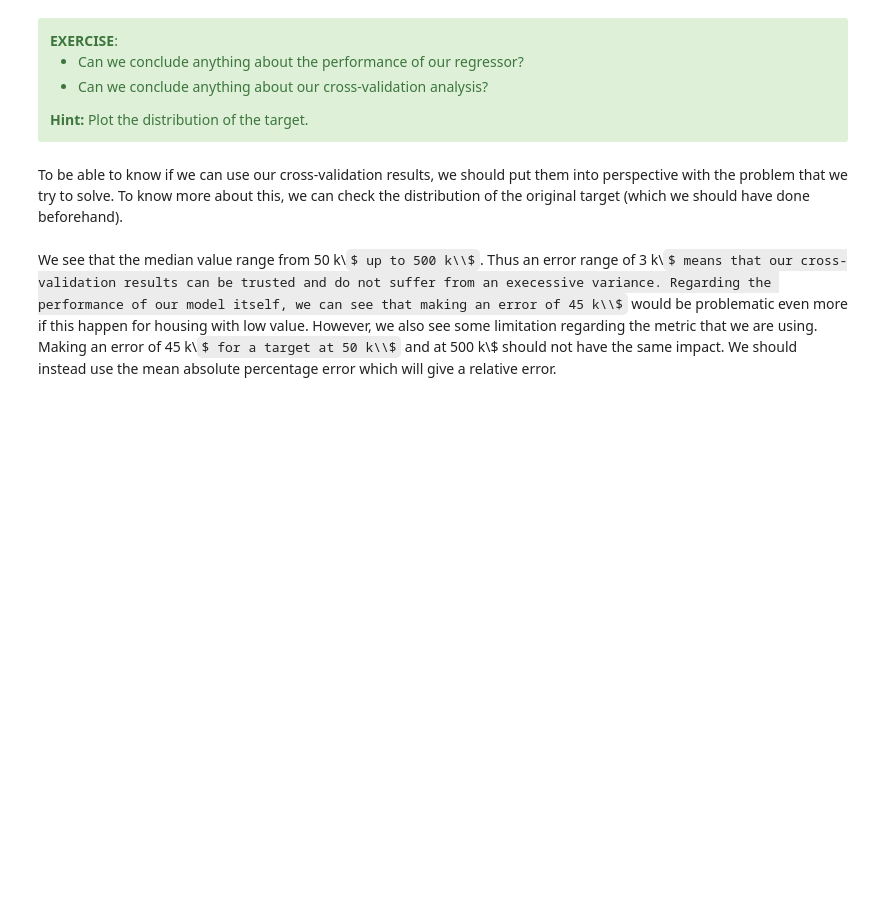
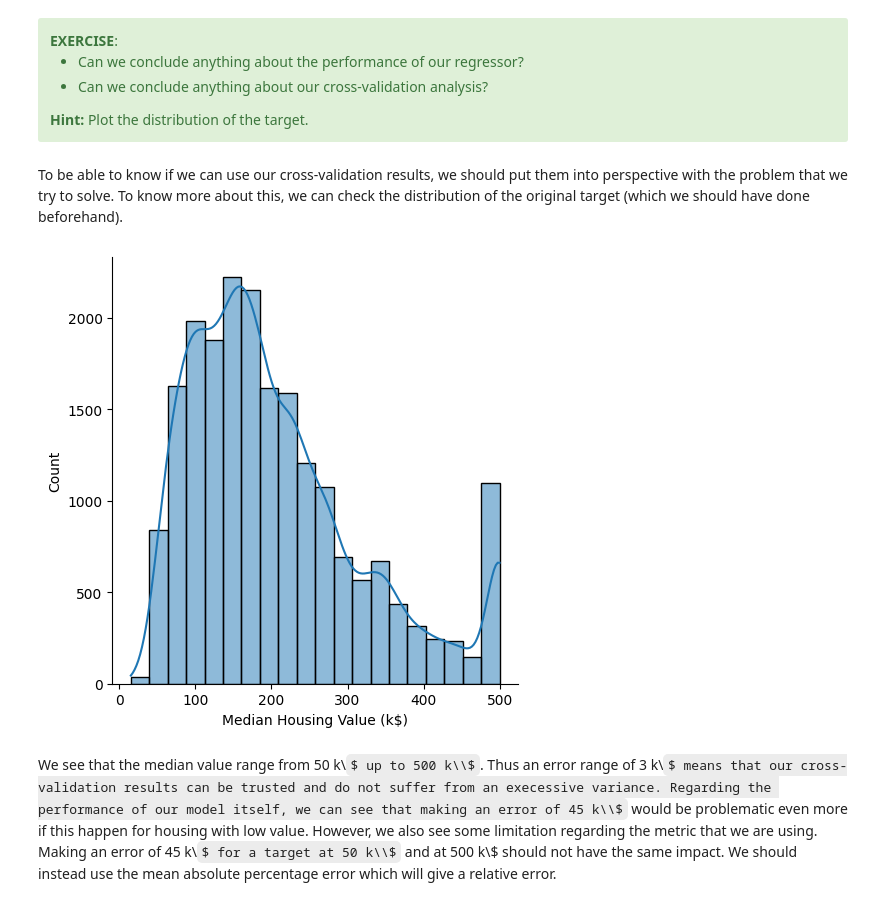
Before and after one commit to x-datascience-datacamp/datacamp-master, a Jupyter notebook: 03_generalization_and_cv/01-cross_validation_and_metrics.ipynb, the cells around one changed output. Saved outputs shown, nothing was run; the diff lists cells and outputs as text; code cells hidden in the pictures; some formulas as TeX source; blank space fills up the shorter version.

```diff
--- a/03_generalization_and_cv/01-cross_validation_and_metrics.ipynb
+++ b/03_generalization_and_cv/01-cross_validation_and_metrics.ipynb
@@ -153,3 +232,9 @@ To be able to know if we can use our cross-validation results, we should put the
+# %%
+# %load solutions/solution_1.py
+sns.displot(y, kde=True, bins=20)
+_ = plt.xlabel("Median Housing Value (k$)")
+# %% [output]
+[figure, added]
 # %% [markdown]
 We see that the median value range from 50 k\\$ up to 500 k\\$. Thus an error range of 3 k\\$ means that our cross-validation results can be trusted and do not suffer from an execessive variance. Regarding the performance of our model itself, we can see that making an error of 45 k\\$ would be problematic even more if this happen for housing with low value. However, we also see some limitation regarding the metric that we are using. Making an error of 45 k\\$ for a target at 50 k\\$ and at 500 k\\$ should not have the same impact. We should instead use the mean absolute percentage error which will give a relative error.
 # %% [markdown]
```
Also changed, not shown: parts of 27 cells of this notebook, 12 other files.
